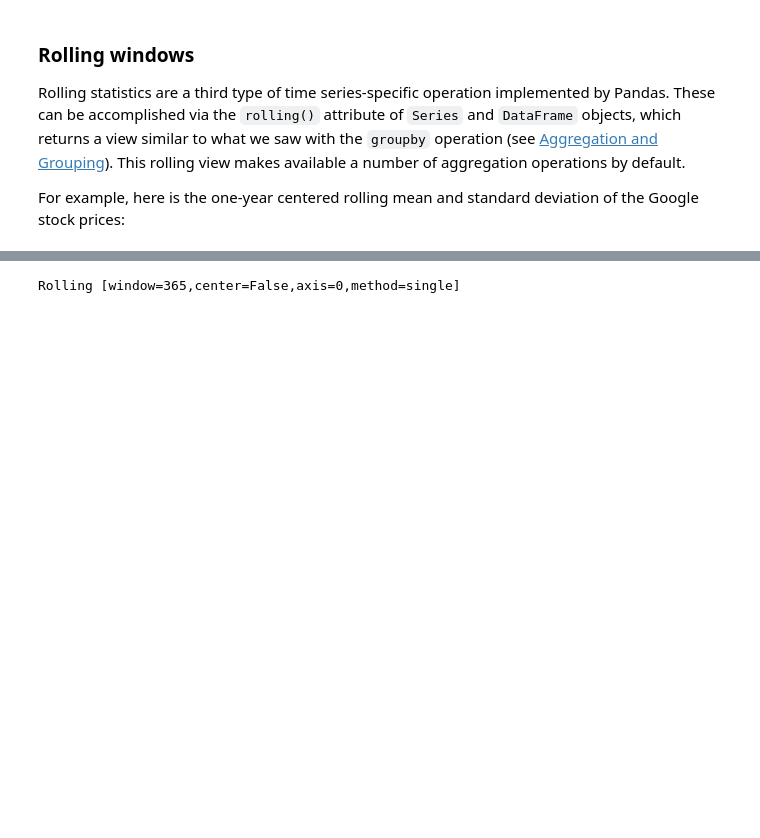
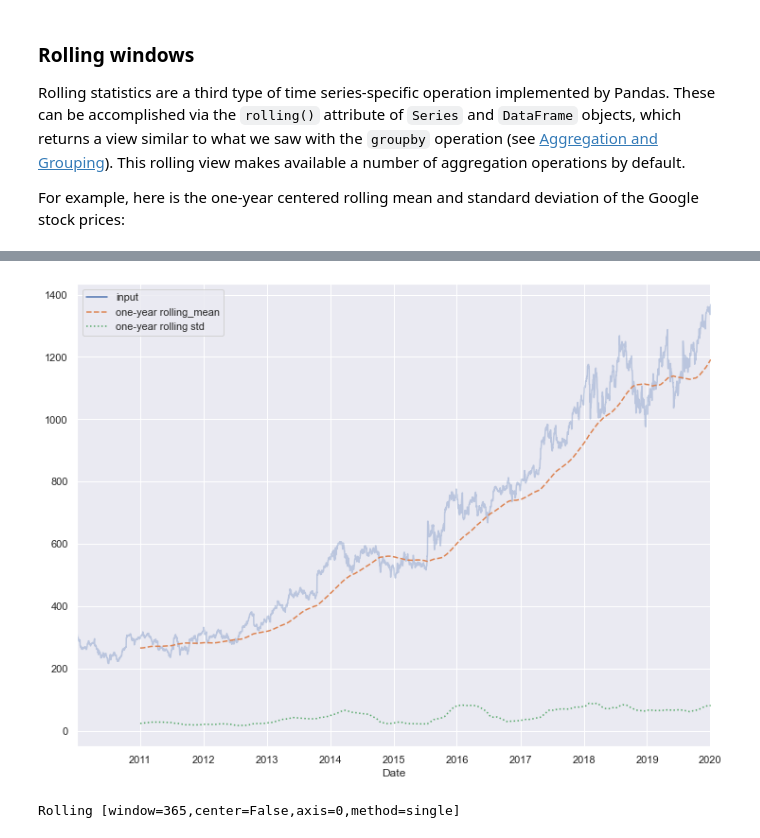
Before and after one commit to albertoromv/thebridge_ft_sep22, a Jupyter notebook: 3-Machine Learning/1-Feature Engineering/1.3 Tiempo/1_TimeSeries - clase.ipynb, the cells around one changed output, grey strips where cells are left out. Saved outputs shown, nothing was run; the diff lists cells and outputs as text; code cells hidden in the pictures; blank space fills up the shorter version.

```diff
--- a/3-Machine Learning/1-Feature Engineering/1.3 Tiempo/1_TimeSeries - clase.ipynb
+++ b/3-Machine Learning/1-Feature Engineering/1.3 Tiempo/1_TimeSeries - clase.ipynb
@@ -580,3 +594,12 @@ For example, here is the one-year centered rolling mean and standard deviation o
+# %%
+rolling = goog.rolling(365, center = False)
+data = pd.DataFrame({'input': goog,
+                    'one-year rolling_mean': rolling.mean(),
+                    'one-year rolling std': rolling.std()})
+ax = data.plot(style=['-', '--', ':'], figsize=(12,9))
+ax.lines[0].set_alpha(0.3)
+# %% [output]
+[figure, added]
 # %%
 rolling
 # %% [output]
```
Also changed, not shown: parts of 12 cells of this notebook, 5 other files.
